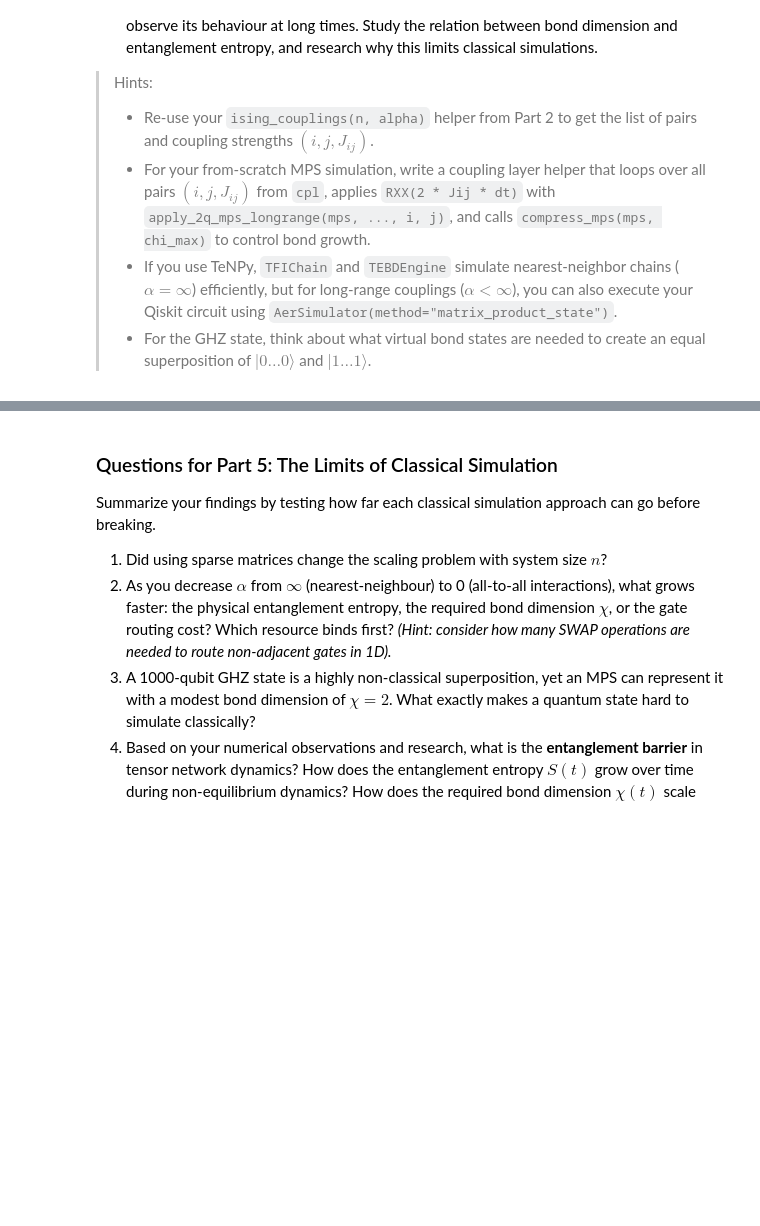
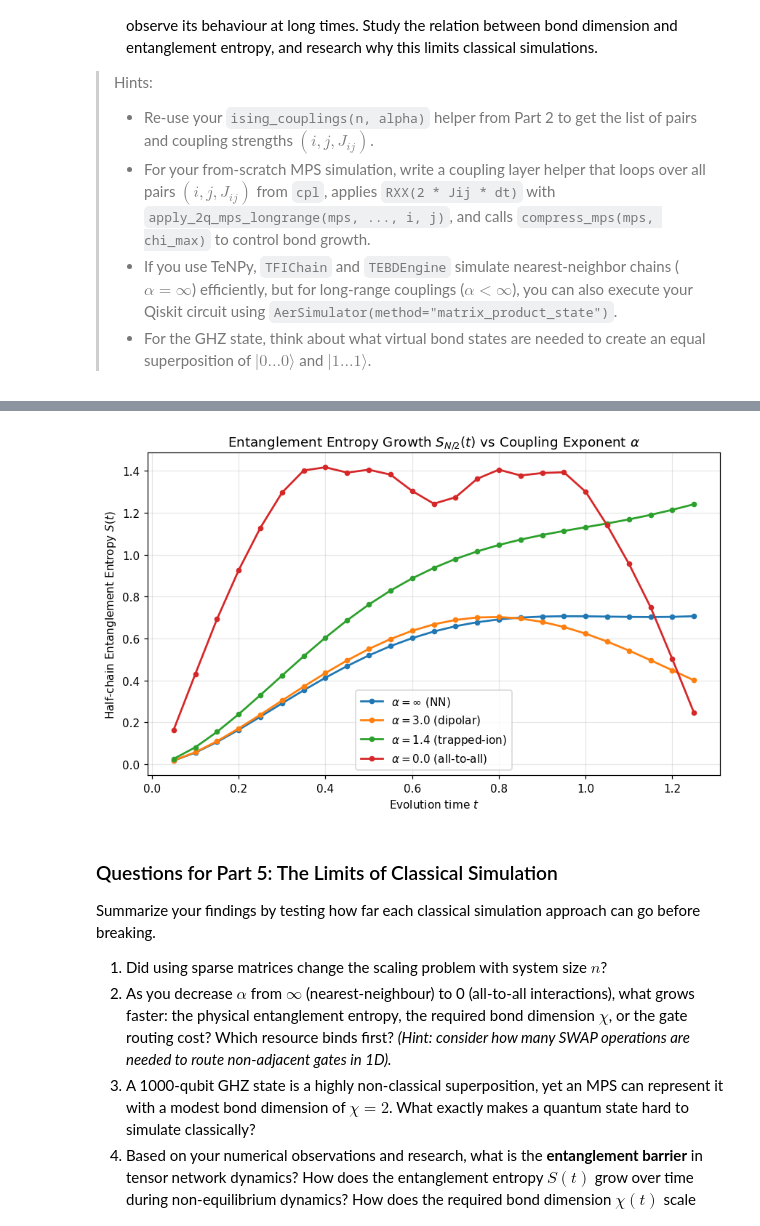
Before and after one commit to aalex-rodri/eigenbros-clean, a Jupyter notebook: tn_qiskit_challenge.ipynb, the cells around one changed output, grey strips where cells are left out. Saved outputs shown, nothing was run; the diff lists cells and outputs as text; code cells hidden in the pictures; blank space fills up the shorter version.

```diff
--- a/tn_qiskit_challenge.ipynb
+++ b/tn_qiskit_challenge.ipynb
@@ -901,4 +1269,81 @@ def ghz_mps(n):
 # %%
-# Your code goes here
-#
-#
+# ==============================================================================
+# Task 2: Cross-verify all 4 engines (n=8, alpha=1.5)
+# ==============================================================================
+n_test = 8
+alpha_test = 1.5
+dt_test = 0.05
+steps_test = 4
+J_test, B_test = 1.0, 0.5
+t_total = steps_test * dt_test
+
+print("----- Task 2: Verifying Simulator Agreement (n=8, alpha=1.5) -----")
+
+# 1. Statevector simulator
+psi_sv = lr_trotter_own_sv(n_test, steps_test, dt_test, alpha_test, J=J_test, B=B_test)
+vec_sv = to_flat(psi_sv)
+
+# 2. MPS simulator
+mps_test = lr_trotter_own_mps(n_test, steps_test, dt_test, alpha_test, J=J_test, B=B_test, chi_max=64)
+vec_mps = to_flat(mps_to_dense(mps_test))
+
+# 3. Qiskit circuit (Statevector)
+qc = lr_circuit(n_test, steps_test, dt_test, alpha_test, J=J_test, B=B_test)
+vec_qiskit = Statevector.from_instruction(qc).data
+
+# 4. Sparse Krylov evolution (Continuous benchmark)
+H_sp = H_longrange_sparse(n_test, alpha_test, J=J_test, B=B_test)
+psi_init_flat = to_flat(init_state(n_test))
+vec_krylov = evolve_krylov(H_sp, psi_init_flat, t_total)
+
+print("Overlap |<SV | MPS>|     :", abs(np.vdot(vec_sv, vec_mps)))
+print("Overlap |<SV | Qiskit>|  :", abs(np.vdot(vec_sv, vec_qiskit)))
+print("Overlap |<SV | Krylov>|  :", abs(np.vdot(vec_sv, vec_krylov)), "(differs only by Trotter error)")
+
+
+# ==============================================================================
+# Task 5: Verify GHZ MPS representation (chi = 2)
+# ==============================================================================
+print("\n----- Task 5: GHZ MPS Verification -----")
+n_ghz = 6
+mps_g = ghz_mps(n_ghz)
+vec_ghz = flat_be(mps_to_dense(mps_g))
+
+# True GHZ state in big-endian: (|00...0> + |11...1>) / sqrt(2)
+vec_ghz_exact = np.zeros(2**n_ghz, dtype=complex)
+vec_ghz_exact[0] = 1.0 / np.sqrt(2.0)
+vec_ghz_exact[-1] = 1.0 / np.sqrt(2.0)
+
+print(f"GHZ MPS max bond dimension: {max_bond(mps_g)}")
+print(f"GHZ MPS overlap with exact : {abs(np.vdot(vec_ghz_exact, vec_ghz)):.6f}")
+print(f"Half-chain entropy         : {entropy_profile(mps_g)[n_ghz // 2 - 1]:.6f} (ln(2) = {np.log(2):.6f})")
+
+
+# ==============================================================================
+# Tasks 3 & 4: Range dependence (alpha) and entanglement growth S(t)
+# ==============================================================================
+print("\n----- Tasks 4 & 6: Dynamics and Entanglement Growth -----")
+n_dyn = 8
+steps_dyn = 25
+dt_dyn = 0.05
+times = np.arange(1, steps_dyn + 1) * dt_dyn
+
+alphas = [np.inf, 3.0, 1.4, 0.0]
+labels = [r"$\alpha=\infty$ (NN)", r"$\alpha=3.0$ (dipolar)", r"$\alpha=1.4$ (trapped-ion)", r"$\alpha=0.0$ (all-to-all)"]
+
+plt.figure(figsize=(8, 5))
+for alpha_val, label in zip(alphas, labels):
+    _, s_hist = lr_trotter_own_mps(
+        n_dyn, steps=steps_dyn, dt=dt_dyn, alpha=alpha_val,
+        J=1.0, B=0.5, chi_max=64, track_entropy=True
+    )
+    plt.plot(times, s_hist, "o-", label=label, lw=1.8, ms=4)
+
+plt.xlabel(r"Evolution time $t$")
+plt.ylabel(r"Half-chain Entanglement Entropy $S(t)$")
+plt.title(r"Entanglement Entropy Growth $S_{N/2}(t)$ vs Coupling Exponent $\alpha$")
+plt.legend()
+plt.grid(True, alpha=0.3)
+plt.tight_layout()
+plt.show()
+# %% [output]
@@ -905,3 +1361,4 @@ def ghz_mps(n):
+[figure, added]
 # %% [markdown]
 ### Questions for Part 5: The Limits of Classical Simulation
 
```
Also changed, not shown: parts of 8 cells of this notebook.
